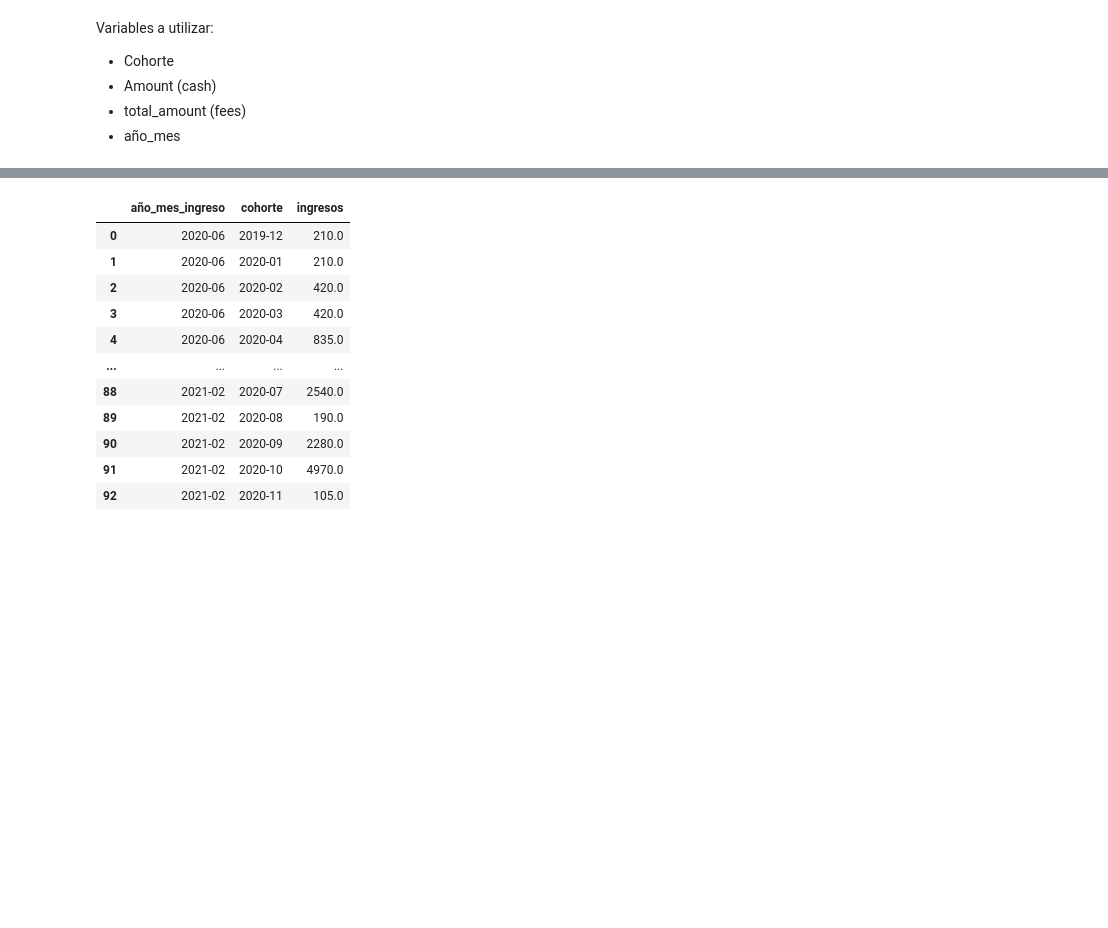
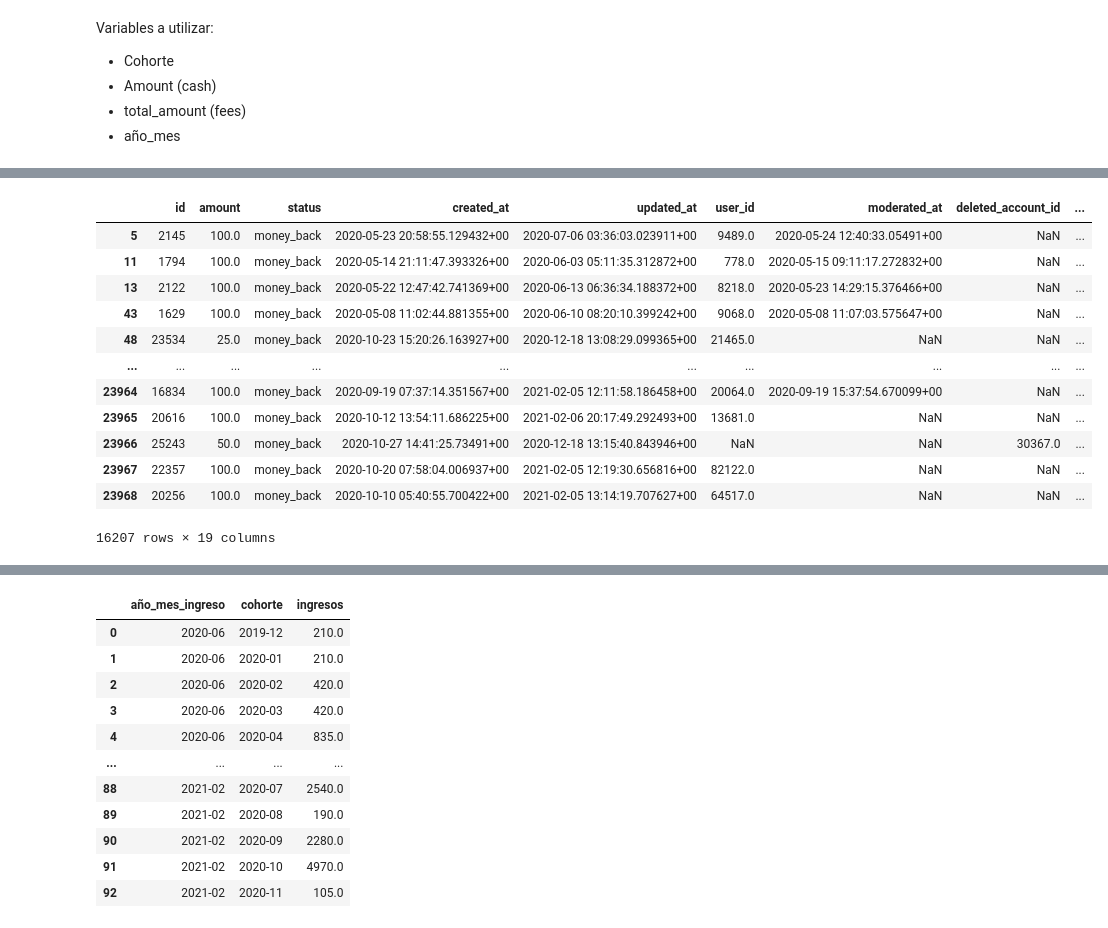
Before and after one commit to moiatgit/project-1-ironhack-payments-es, a Jupyter notebook: grupo3.ipynb, the cells around one changed output, grey strips where cells are left out. Drawn from its saved outputs; the diff is of its cells as text; code cells hidden in the pictures; blank space fills up the shorter version.

```diff
--- a/grupo3.ipynb
+++ b/grupo3.ipynb
@@ -646,0 +713,16 @@ cash_fees_paid.head()
+# %%
+cash[(cash['status'] == 'money_back') & (cash['money_back_date'].notna())]
+# %% [output]
+|  | id | amount | status | created_at | updated_at | user_id | moderated_at | deleted_account_id | ... |
+| 5 | 2145 | 100.0 | money_back | 2020-05-23 20:58:55.129432+00 | 2020-07-06 03:36:03.023911+00 | 9489.0 | 2020-05-24 12:40:33.05491+00 | NaN | ... |
+| 11 | 1794 | 100.0 | money_back | 2020-05-14 21:11:47.393326+00 | 2020-06-03 05:11:35.312872+00 | 778.0 | 2020-05-15 09:11:17.272832+00 | NaN | ... |
+| 13 | 2122 | 100.0 | money_back | 2020-05-22 12:47:42.741369+00 | 2020-06-13 06:36:34.188372+00 | 8218.0 | 2020-05-23 14:29:15.376466+00 | NaN | ... |
+| 43 | 1629 | 100.0 | money_back | 2020-05-08 11:02:44.881355+00 | 2020-06-10 08:20:10.399242+00 | 9068.0 | 2020-05-08 11:07:03.575647+00 | NaN | ... |
+| 48 | 23534 | 25.0 | money_back | 2020-10-23 15:20:26.163927+00 | 2020-12-18 13:08:29.099365+00 | 21465.0 | NaN | NaN | ... |
+| ... | ... | ... | ... | ... | ... | ... | ... | ... | ... |
+| 23964 | 16834 | 100.0 | money_back | 2020-09-19 07:37:14.351567+00 | 2021-02-05 12:11:58.186458+00 | 20064.0 | 2020-09-19 15:37:54.670099+00 | NaN | ... |
+| 23965 | 20616 | 100.0 | money_back | 2020-10-12 13:54:11.686225+00 | 2021-02-06 20:17:49.292493+00 | 13681.0 | NaN | NaN | ... |
+| 23966 | 25243 | 50.0 | money_back | 2020-10-27 14:41:25.73491+00 | 2020-12-18 13:15:40.843946+00 | NaN | NaN | 30367.0 | ... |
+| 23967 | 22357 | 100.0 | money_back | 2020-10-20 07:58:04.006937+00 | 2021-02-05 12:19:30.656816+00 | 82122.0 | NaN | NaN | ... |
+| 23968 | 20256 | 100.0 | money_back | 2020-10-10 05:40:55.700422+00 | 2021-02-05 13:14:19.707627+00 | 64517.0 | NaN | NaN | ... |
+16207 rows × 19 columns
```
Also changed, not shown: parts of 16 cells of this notebook.
